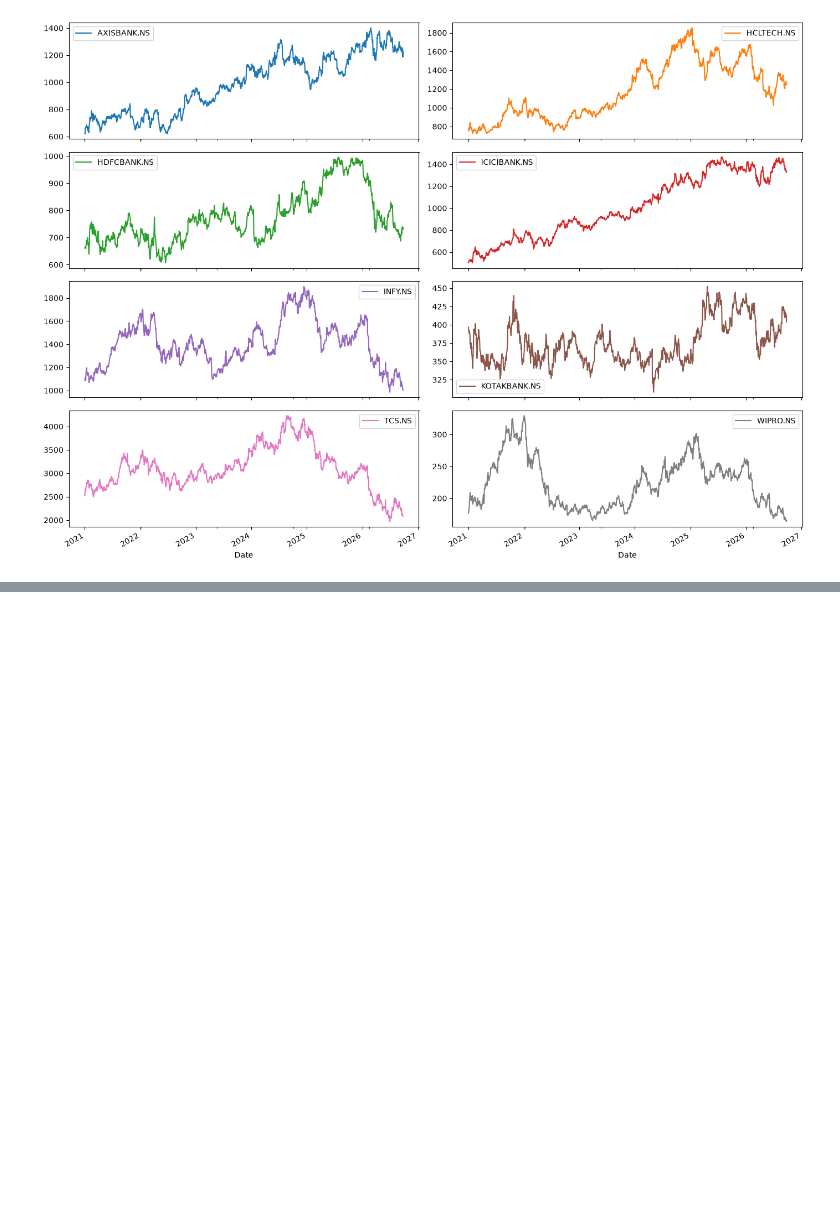
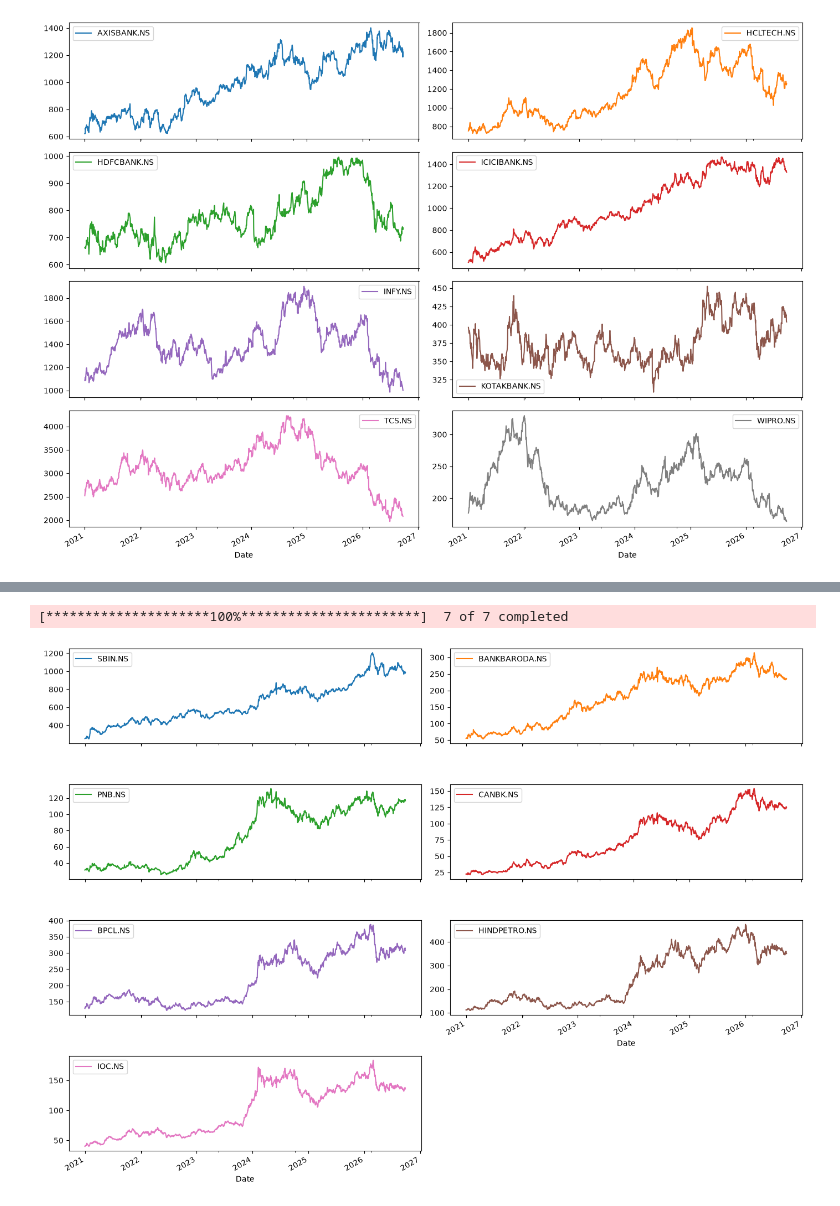
Before and after one commit to mystic0196/pairs-trading, a Jupyter notebook: notebooks/analysis.ipynb, the cells around one changed output, grey strips where cells are left out. Cells and saved outputs as stored; diff of their text form; code cells hidden in the pictures; blank space fills up the shorter version.

```diff
--- a/notebooks/analysis.ipynb
+++ b/notebooks/analysis.ipynb
@@ -26,0 +106,17 @@ plt.show()
+# %%
+extra = ["SBIN.NS", "BANKBARODA.NS", "PNB.NS", "CANBK.NS",
+         "BPCL.NS", "HINDPETRO.NS", "IOC.NS"]
+px2 = yf.download(extra, start="2021-01-01", auto_adjust=True)["Close"]
+px = px.join(px2, how="inner").dropna()
+px.to_csv("../data/prices.csv")
+
+train = px[px.index < split]
+test = px[px.index >= split]
+logp = np.log(px)
+
+px[extra].plot(subplots=True, layout=(4, 2), figsize=(14, 10))
+plt.tight_layout()
+plt.show()
+# %% [output]
+[*********************100%***********************]  7 of 7 completed
+[figure, added]
```
Also changed, not shown: parts of 12 cells of this notebook, 6 other files.
